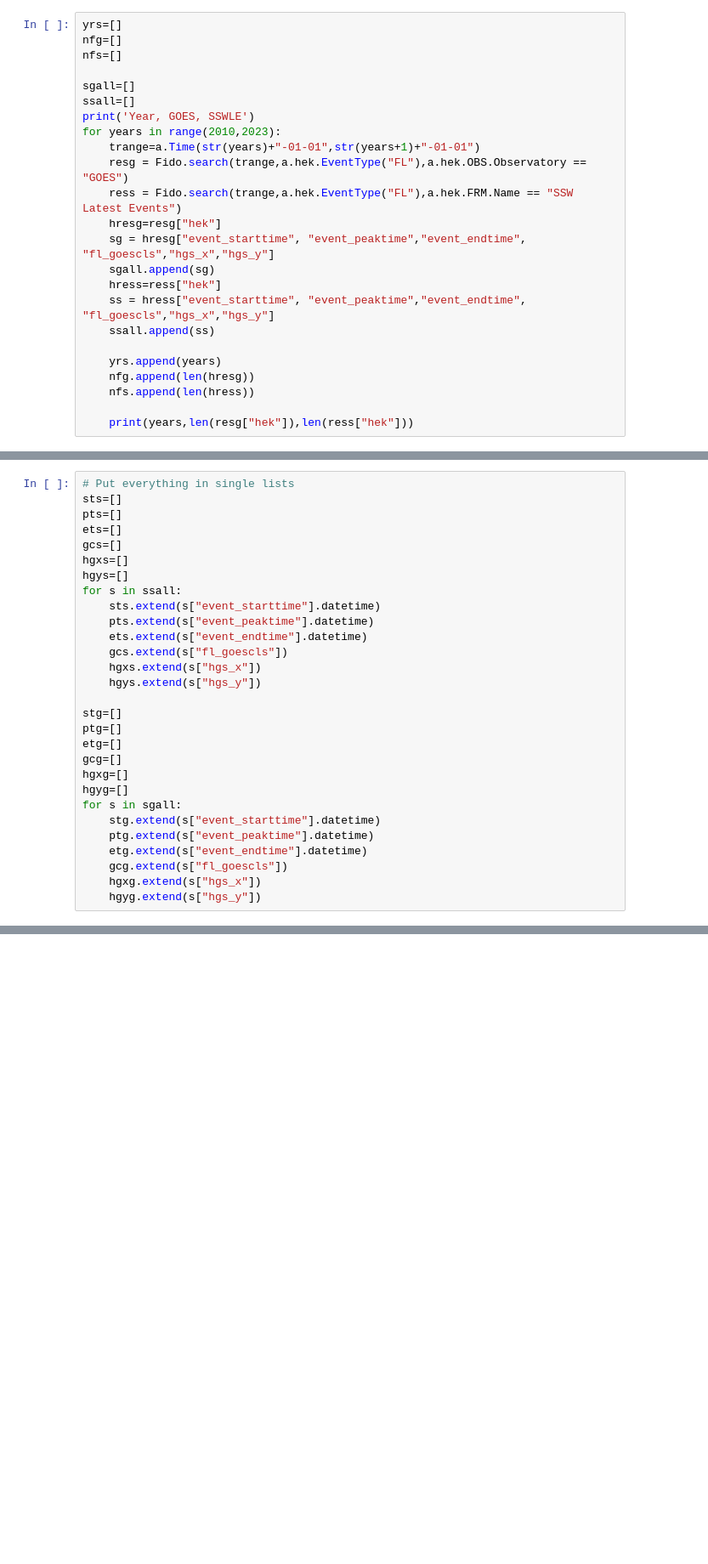
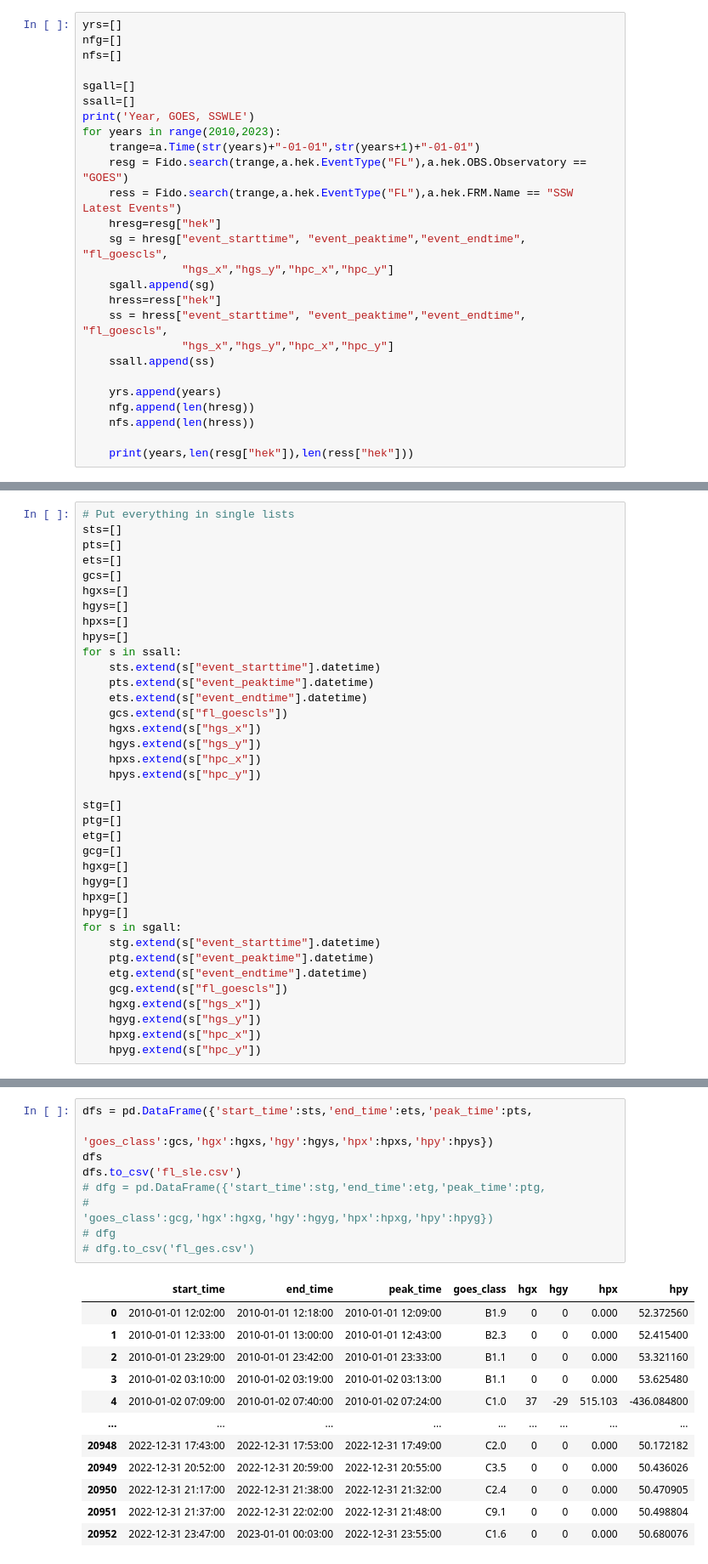
Before and after one commit to ianan/xrs_example, a Jupyter notebook: hek_fl_test.ipynb, the cells around one changed output, grey strips where cells are left out. Shown at 85% size. Saved outputs shown, nothing was run; the diff lists cells and outputs as text; blank space fills up the shorter version.

```diff
--- a/hek_fl_test.ipynb
+++ b/hek_fl_test.ipynb
@@ -27,10 +29,12 @@ for years in range(2010,2023):
     resg = Fido.search(trange,a.hek.EventType("FL"),a.hek.OBS.Observatory == "GOES")
     ress = Fido.search(trange,a.hek.EventType("FL"),a.hek.FRM.Name == "SSW Latest Events")
     hresg=resg["hek"]
-    sg = hresg["event_starttime", "event_peaktime","event_endtime", "fl_goescls","hgs_x","hgs_y"]
+    sg = hresg["event_starttime", "event_peaktime","event_endtime", "fl_goescls",
+               "hgs_x","hgs_y","hpc_x","hpc_y"]
     sgall.append(sg)
     hress=ress["hek"]
-    ss = hress["event_starttime", "event_peaktime","event_endtime", "fl_goescls","hgs_x","hgs_y"]
+    ss = hress["event_starttime", "event_peaktime","event_endtime", "fl_goescls",
+               "hgs_x","hgs_y","hpc_x","hpc_y"]
     ssall.append(ss)
 
     yrs.append(years)
@@ -61,6 +65,8 @@ ets=[]
 gcs=[]
 hgxs=[]
 hgys=[]
+hpxs=[]
+hpys=[]
 for s in ssall:
     sts.extend(s["event_starttime"].datetime)
     pts.extend(s["event_peaktime"].datetime)
@@ -68,6 +74,8 @@ for s in ssall:
     gcs.extend(s["fl_goescls"])
     hgxs.extend(s["hgs_x"])
     hgys.extend(s["hgs_y"])
+    hpxs.extend(s["hpc_x"])
+    hpys.extend(s["hpc_y"])
 
 stg=[]
 ptg=[]
@@ -75,6 +83,8 @@ etg=[]
 gcg=[]
 hgxg=[]
 hgyg=[]
+hpxg=[]
+hpyg=[]
 for s in sgall:
     stg.extend(s["event_starttime"].datetime)
     ptg.extend(s["event_peaktime"].datetime)
@@ -82,6 +92,8 @@ for s in sgall:
     gcg.extend(s["fl_goescls"])
     hgxg.extend(s["hgs_x"])
     hgyg.extend(s["hgs_y"])
+    hpxg.extend(s["hpc_x"])
+    hpyg.extend(s["hpc_y"])
 # %%
 print(f'Number of GOES List flares: {len(gcg):d}')
 print(f'Number of Latest Event flares: {len(gcs):d}')
@@ -90,0 +103,22 @@ Number of Latest Event flares: 23244
+# %%
+dfs = pd.DataFrame({'start_time':sts,'end_time':ets,'peak_time':pts,
+                   'goes_class':gcs,'hgx':hgxs,'hgy':hgys,'hpx':hpxs,'hpy':hpys})
+dfs
+dfs.to_csv('fl_sle.csv')
+# dfg = pd.DataFrame({'start_time':stg,'end_time':etg,'peak_time':ptg,
+#                    'goes_class':gcg,'hgx':hgxg,'hgy':hgyg,'hpx':hpxg,'hpy':hpyg})
+# dfg
+# dfg.to_csv('fl_ges.csv')
+# %% [output]
+|  | start_time | end_time | peak_time | goes_class | hgx | hgy | hpx | hpy |
+| 0 | 2010-01-01 12:02:00 | 2010-01-01 12:18:00 | 2010-01-01 12:09:00 | B1.9 | 0 | 0 | 0.000 | 52.372560 |
+| 1 | 2010-01-01 12:33:00 | 2010-01-01 13:00:00 | 2010-01-01 12:43:00 | B2.3 | 0 | 0 | 0.000 | 52.415400 |
+| 2 | 2010-01-01 23:29:00 | 2010-01-01 23:42:00 | 2010-01-01 23:33:00 | B1.1 | 0 | 0 | 0.000 | 53.321160 |
+| 3 | 2010-01-02 03:10:00 | 2010-01-02 03:19:00 | 2010-01-02 03:13:00 | B1.1 | 0 | 0 | 0.000 | 53.625480 |
+| 4 | 2010-01-02 07:09:00 | 2010-01-02 07:40:00 | 2010-01-02 07:24:00 | C1.0 | 37 | -29 | 515.103 | -436.084800 |
+| ... | ... | ... | ... | ... | ... | ... | ... | ... |
+| 20948 | 2022-12-31 17:43:00 | 2022-12-31 17:53:00 | 2022-12-31 17:49:00 | C2.0 | 0 | 0 | 0.000 | 50.172182 |
+| 20949 | 2022-12-31 20:52:00 | 2022-12-31 20:59:00 | 2022-12-31 20:55:00 | C3.5 | 0 | 0 | 0.000 | 50.436026 |
+| 20950 | 2022-12-31 21:17:00 | 2022-12-31 21:38:00 | 2022-12-31 21:32:00 | C2.4 | 0 | 0 | 0.000 | 50.470905 |
+| 20951 | 2022-12-31 21:37:00 | 2022-12-31 22:02:00 | 2022-12-31 21:48:00 | C9.1 | 0 | 0 | 0.000 | 50.498804 |
+| 20952 | 2022-12-31 23:47:00 | 2023-01-01 00:03:00 | 2022-12-31 23:55:00 | C1.6 | 0 | 0 | 0.000 | 50.680076 |
```
Also changed, not shown: parts of 10 cells of this notebook, 1 other file.
